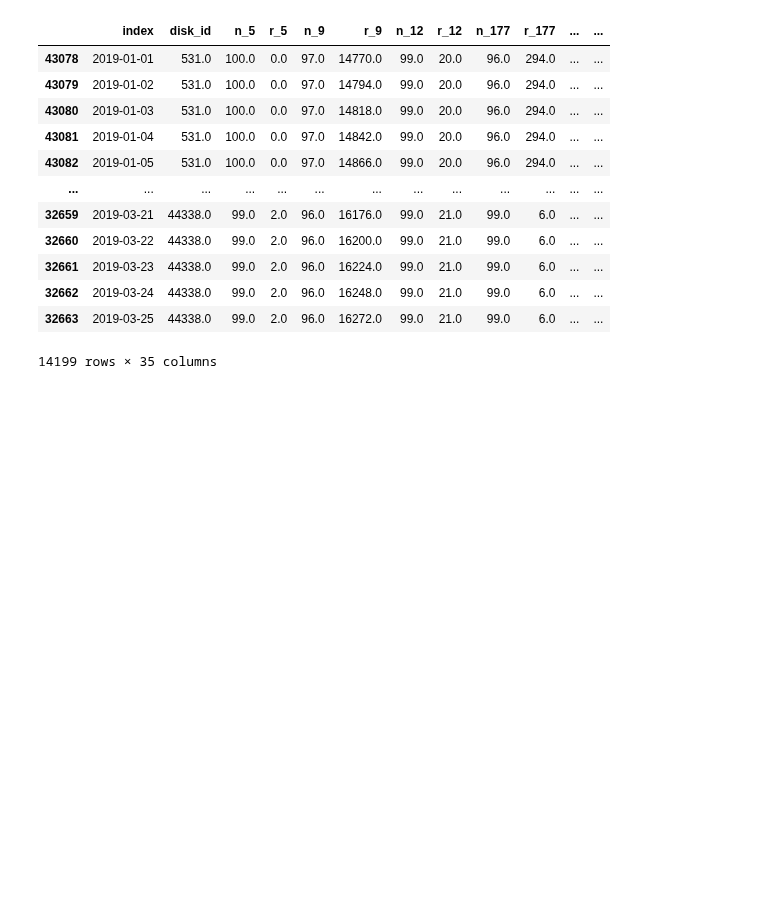
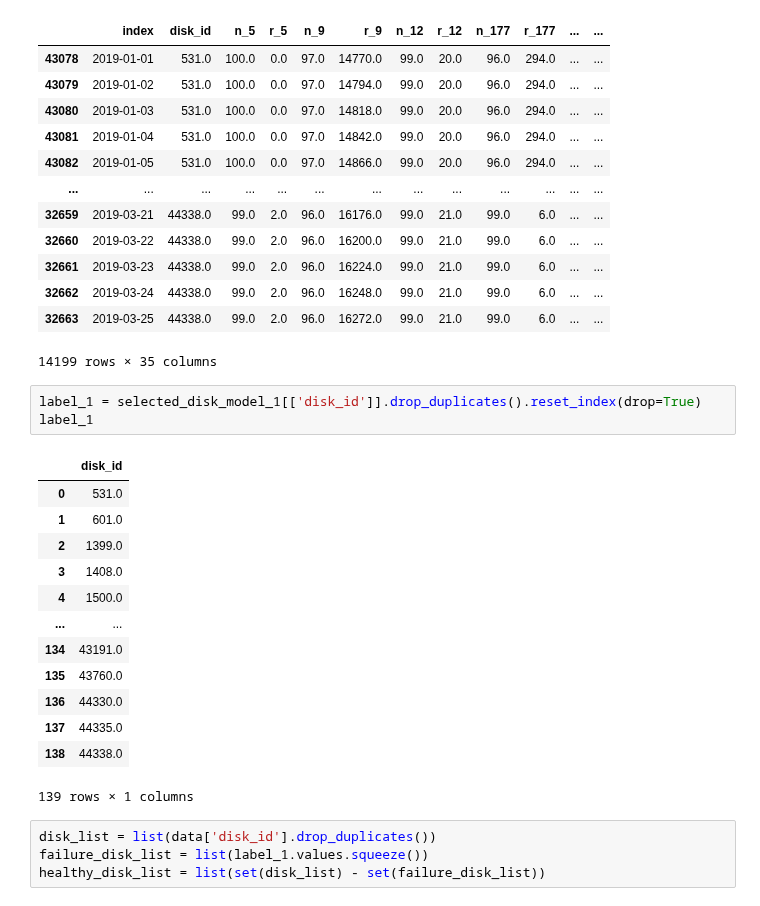
Before and after one commit to passion3659/ssd-failure, a Jupyter notebook: MB1_LSTM.ipynb, the cells around one changed output. Cells and saved outputs as stored; diff of their text form; blank space fills up the shorter version.

```diff
--- a/MB1_LSTM.ipynb
+++ b/MB1_LSTM.ipynb
@@ -167,3 +153,24 @@ del_fail_after_row
 | 32662 | 2019-03-24 | 44338.0 | 99.0 | 2.0 | 96.0 | 16248.0 | 99.0 | 21.0 | 99.0 | 6.0 | ... | ... |
 | 32663 | 2019-03-25 | 44338.0 | 99.0 | 2.0 | 96.0 | 16272.0 | 99.0 | 21.0 | 99.0 | 6.0 | ... | ... |
 14199 rows × 35 columns
+# %%
+label_1 = selected_disk_model_1[['disk_id']].drop_duplicates().reset_index(drop=True)
+label_1
+# %% [output]
+|  | disk_id |
+| 0 | 531.0 |
+| 1 | 601.0 |
+| 2 | 1399.0 |
+| 3 | 1408.0 |
+| 4 | 1500.0 |
+| ... | ... |
+| 134 | 43191.0 |
+| 135 | 43760.0 |
+| 136 | 44330.0 |
+| 137 | 44335.0 |
+| 138 | 44338.0 |
+139 rows × 1 columns
+# %%
+disk_list = list(data['disk_id'].drop_duplicates())
+failure_disk_list = list(label_1.values.squeeze())
+healthy_disk_list = list(set(disk_list) - set(failure_disk_list))
```
Also changed, not shown: parts of 15 cells of this notebook.
